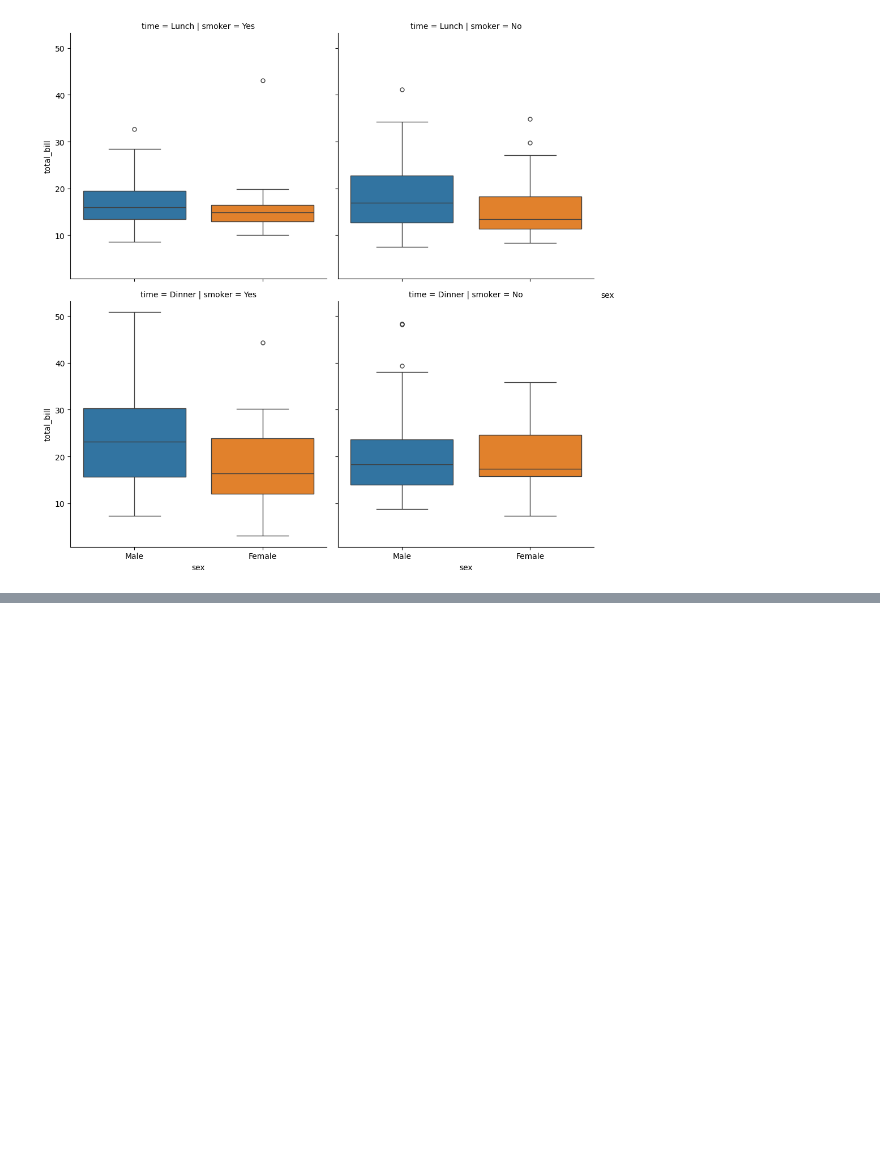
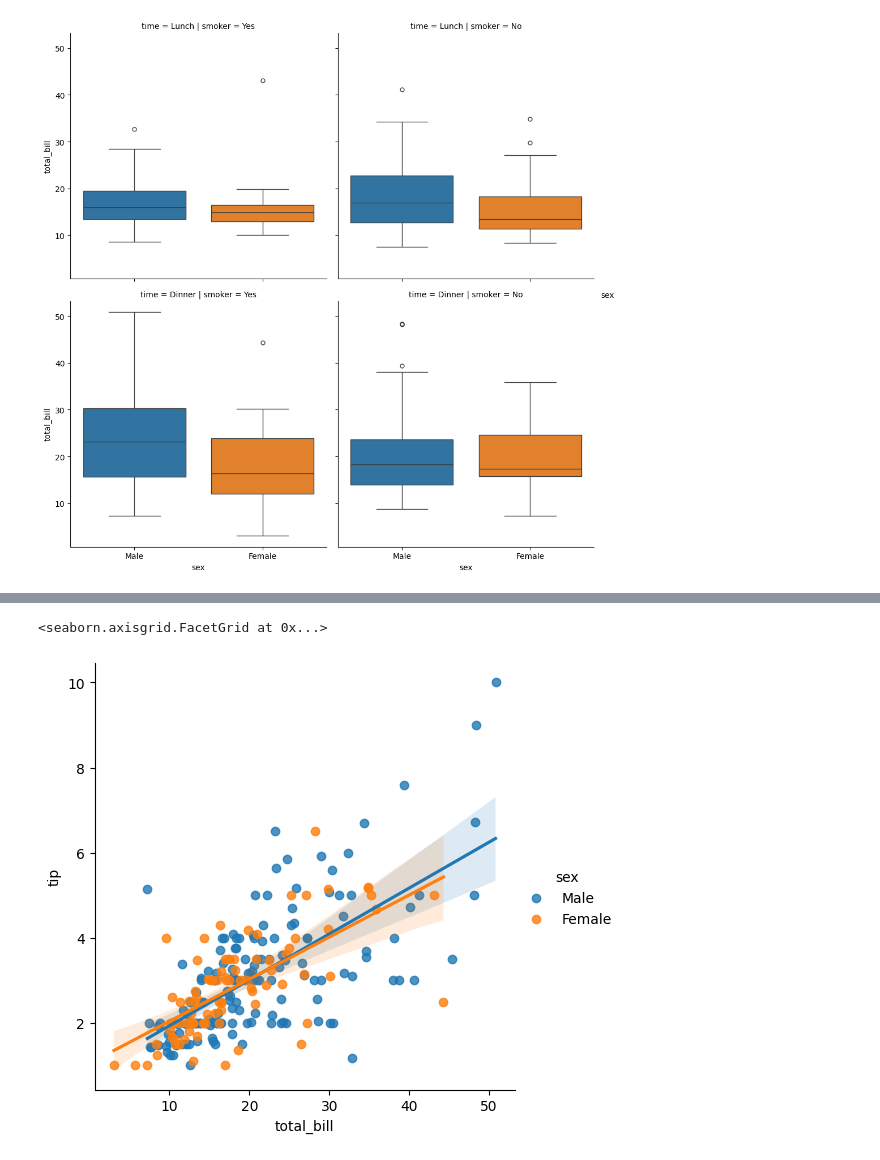
Before and after one commit to akashpagi/SEABORN-DATA-VISUALIZATION-LIBRARY-FOR-DATA-SCIENCE, a Jupyter notebook: SESSION 26 - PLOTTING USING SEABORN PART 2.ipynb, the cells around one changed output, grey strips where cells are left out. Cells and saved outputs as stored; diff of their text form; code cells hidden in the pictures; blank space fills up the shorter version.

```diff
--- a/SESSION 26 - PLOTTING USING SEABORN PART 2.ipynb
+++ b/SESSION 26 - PLOTTING USING SEABORN PART 2.ipynb
@@ -199,0 +223,6 @@ sns.catplot(tips, x='sex', y='total_bill', col='smoker',
+# %%
+# lmplot > figure level function
+sns.lmplot(tips, x='total_bill', y='tip', hue='sex')
+# %% [output]
+<seaborn.axisgrid.FacetGrid at 0x...>
+[figure, added]
```
Also changed, not shown: parts of 7 cells of this notebook.
